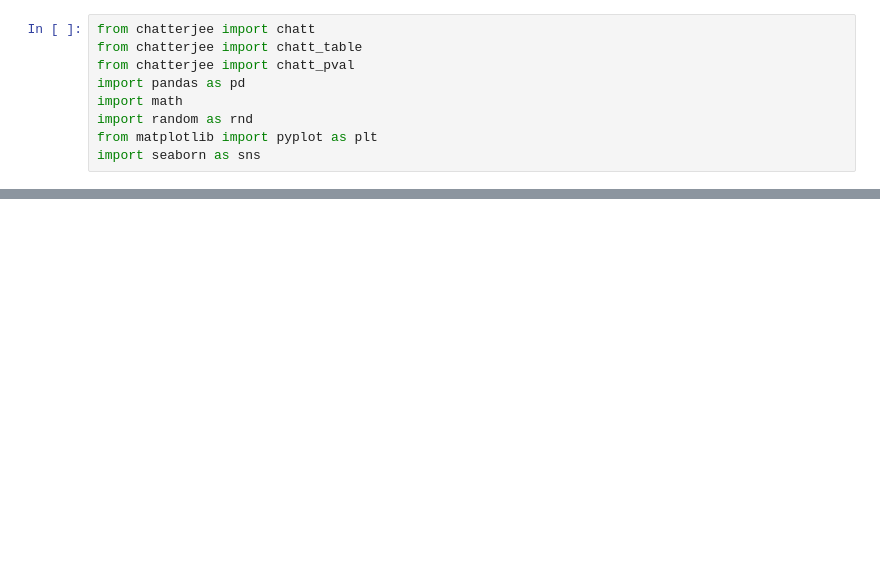
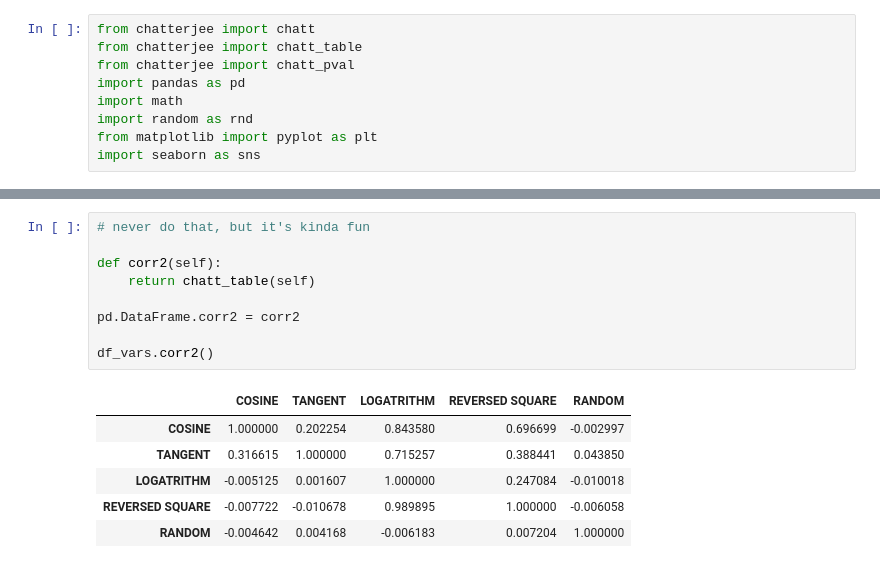
Before and after one commit to bednarz-jan/chatterjee, a Jupyter notebook: example.ipynb, the cells around one changed output, grey strips where cells are left out. Saved outputs shown, nothing was run; the diff lists cells and outputs as text; blank space fills up the shorter version.

```diff
--- a/example.ipynb
+++ b/example.ipynb
@@ -112,0 +141,16 @@ Tabela korelacji Spearmana
+# %%
+# never do that, but it's kinda fun
+
+def corr2(self):
+    return chatt_table(self)
+
+pd.DataFrame.corr2 = corr2
+
+df_vars.corr2()
+# %% [output]
+|  | COSINE | TANGENT | LOGATRITHM | REVERSED SQUARE | RANDOM |
+| COSINE | 1.000000 | 0.202254 | 0.843580 | 0.696699 | -0.002997 |
+| TANGENT | 0.316615 | 1.000000 | 0.715257 | 0.388441 | 0.043850 |
+| LOGATRITHM | -0.005125 | 0.001607 | 1.000000 | 0.247084 | -0.010018 |
+| REVERSED SQUARE | -0.007722 | -0.010678 | 0.989895 | 1.000000 | -0.006058 |
+| RANDOM | -0.004642 | 0.004168 | -0.006183 | 0.007204 | 1.000000 |
```
Also changed, not shown: parts of 2 cells of this notebook.
